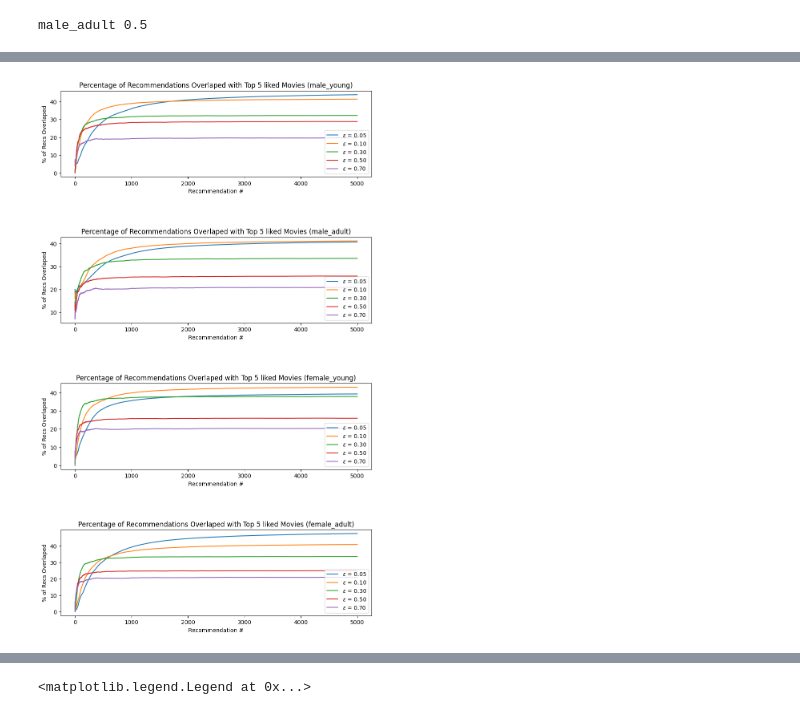
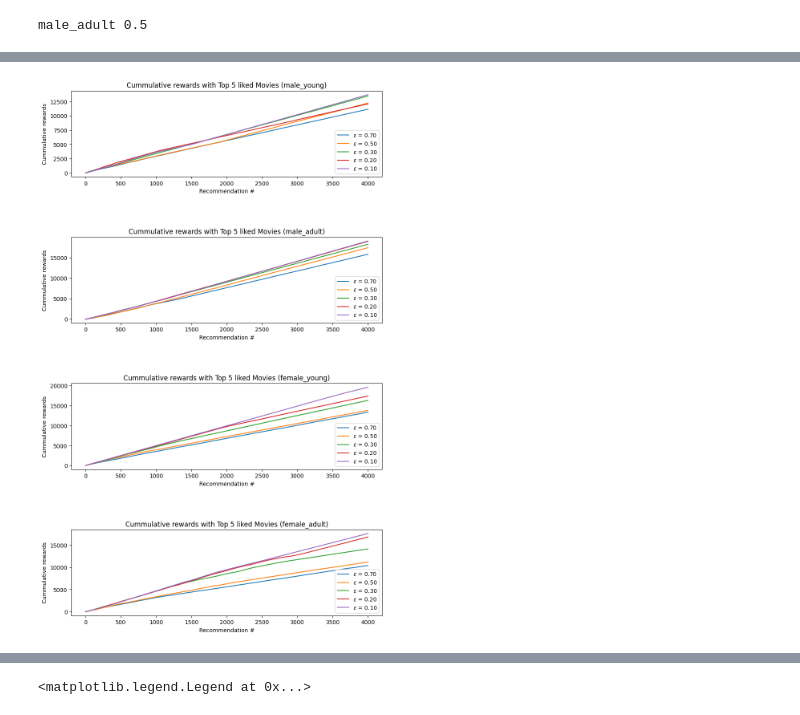
Before and after one commit to PuchuPuchuchu/MovieRecommendationSystem, a Jupyter notebook: MultiArmBandit_5_rewards.ipynb, the cells around one changed output, grey strips where cells are left out. Drawn from its saved outputs; the diff is of its cells as text; code cells hidden in the pictures.

Commit message:
rerun MAB with updated filtered movie list

```diff
--- a/MultiArmBandit_5_rewards.ipynb
+++ b/MultiArmBandit_5_rewards.ipynb
@@ -45,5 +61,5 @@ Int64Index([  1,   4,   7,   8,   9,  11,  12,  15,  22,  25,
 ### filter full dataset with this movie list
 # %%
 
-user_rating_with_info = user_rating_with_info[user_rating_with_info['item_id'].isin(movie_with_gt_200_rating)]
+user_rating_with_info = user_rating_with_info[user_rating_with_info['item_id'].isin(movie_with_gt_200_rating.index)]
 user_rating_with_info['like'] = user_rating_with_info['rating'].map(lambda x : 1 if x >= 4 else 0)
@@ -263,34 +339,33 @@ male_adult 0.5
 # %%
 fig, ax = plt.subplots(4,1, figsize=(10,17),squeeze=False)
-
-
-for i in range(len(reward_history_list)):
+for i in range(len(reward_history_list_name)):
     result_df_list = []
     result_avg_df_list = []
     focal_group = reward_history_list_name[i]
     for epsilon in epsilon_values:
-        df = pd.read_csv(f'output/{focal_group}_e={epsilon}.csv', index_col=0)
+        df = pd.read_csv(f'output_MAB/{focal_group}_e={epsilon}.csv', index_col=0)
         result_df_list.append(df)
         result_avg_df_list.append(df.groupby('visit',as_index=False).mean())
 
 
 
     for avg_results_df in result_avg_df_list:
-        ax[i,0].plot(avg_results_df.visit, avg_results_df['fraction_relevant'], linewidth=1.5)
+        ax[i,0].plot(avg_results_df.visit, avg_results_df['total_reward'], linewidth=1.5)
 
-    ax[i,0].set_title(f'Percentage of Recommendations Overlaped with Top 5 liked Movies ({focal_group})')
+    ax[i,0].set_title(f'Cummulative rewards with Top 5 liked Movies ({focal_group})')
     ax[i,0].set_xlabel('Recommendation #')
-    ax[i,0].set_ylabel('% of Recs Overlaped')
+    ax[i,0].set_ylabel('Cummulative rewards')
 
     ax[i,0].legend([
+            '$\epsilon$ = 0.70',
+            '$\epsilon$ = 0.50',
+            '$\epsilon$ = 0.30',
+            '$\epsilon$ = 0.20',
             '$\epsilon$ = 0.10',
-            '$\epsilon$ = 0.30',
-            '$\epsilon$ = 0.50',
-            '$\epsilon$ = 0.70'
             ],
             loc='lower right'
             )
 plt.subplots_adjust(hspace=0.7)
 plt.show()
 # %% [output]
-[figure, old version]
+[figure, new version]
```
Also changed, not shown: parts of 8 cells of this notebook, 23 other files.
